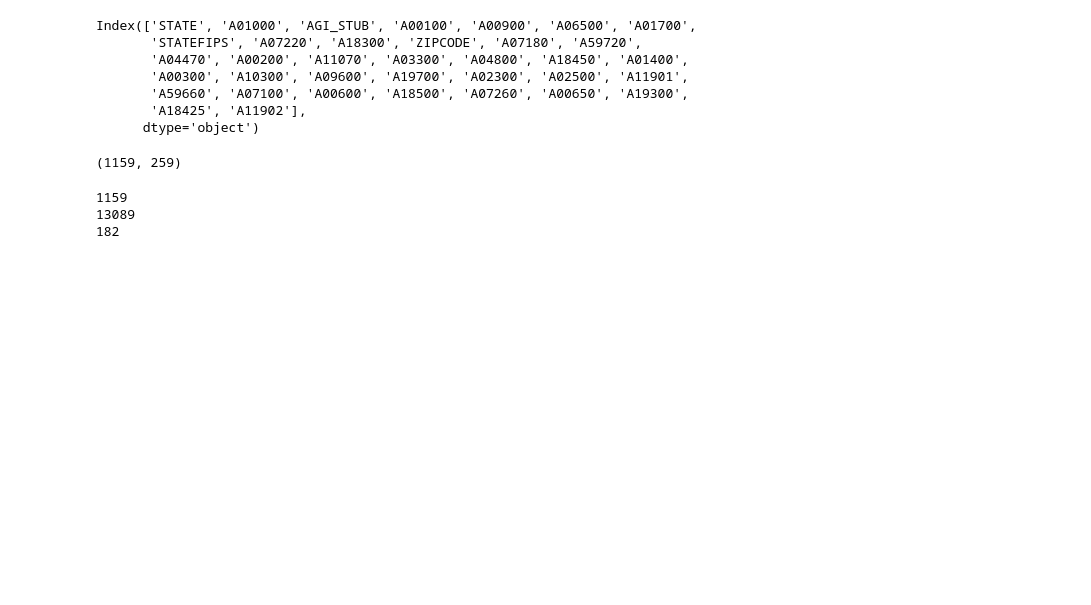
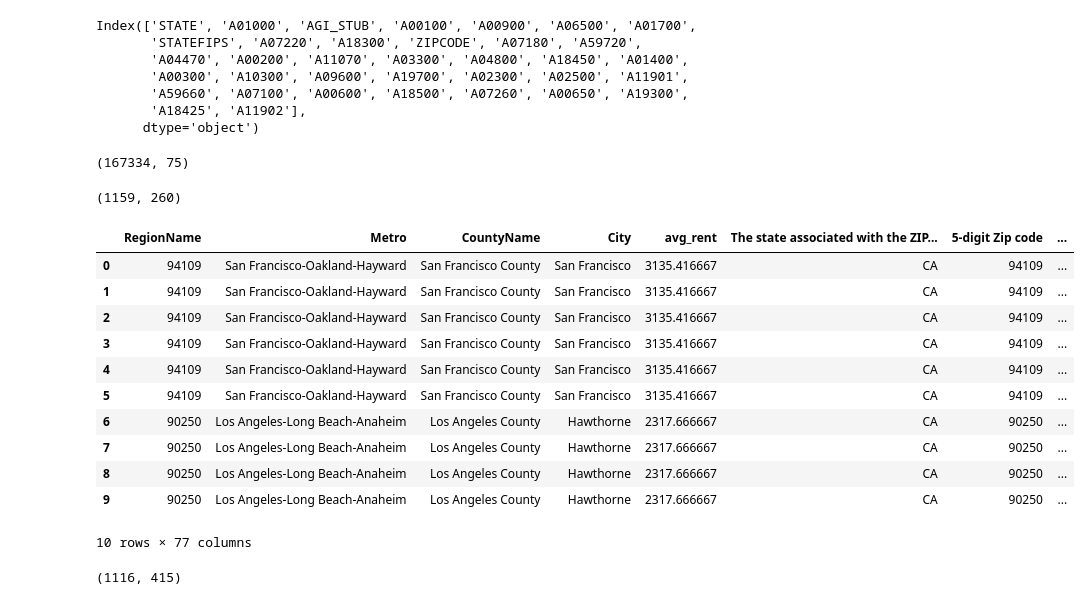
Before and after one commit to Skipp-py/NYCDSA_Capstone, a Jupyter notebook: Cherie/irs_eda1.ipynb, the cells around one changed output. Cells and saved outputs as stored; diff of their text form; code cells hidden in the pictures; blank space fills up the shorter version.

```diff
--- a/Cherie/irs_eda1.ipynb
+++ b/Cherie/irs_eda1.ipynb
@@ -24,4 +69,5 @@ dtype: object
 # %%
 var = pd.read_excel("./data/data_IRS/doc_11.xlsx")
-var_list = list(var["Variable Name"])
+var_list = list(var["Description"])
 del var_list[4:10]
+var_list
@@ -62,10 +136,15 @@ Index(['STATE', 'A01000', 'AGI_STUB', 'A00100', 'A00900', 'A06500', 'A01700',
 # %%
 # Read in acs data, merge median_income with tax data in soi_2011, filter and keep
 # the taxable agi_stub range where the median_income falls in.
-acs = pd.read_csv("./data/demo_zip_11.csv", index_col = 0)
-income_m = acs[["geo_id","median_income"]]
-income_m = income_m.rename(columns = {'geo_id':'ZIPCODE'})
-income_m.columns
-soi3 = income_m.merge(soi_2011, on = "ZIPCODE")
+# acs = pd.read_csv("./data/demo_zip_11.csv", index_col = 0)
+# income_m = acs[["geo_id","median_income"]]
+# income_m = income_m.rename(columns = {'geo_id':'ZIPCODE'})
+# income_m.columns
+# soi1 = pd.merge(soi_2011, income_m, left_on ="5-digit Zip code" ,
+#                                     right_on = "ZIPCODE",
+#                                        how = "left")
+# soi1.shape
+# %% [output]
+(167334, 75)
 # %%
 # grab the agi bracket of the median_income using min and max of the bracket
@@ -91,8 +170,31 @@ soiCol = list(set(soi_2011_m.columns))
 # read in all_metros_11 and merge with IRS data
 # %%
 acs11_ca = pd.read_csv("./data/cali_metros_11.csv", index_col = None)
-acs11_ca = acs11_ca.drop(["median_income"], axis= 1)
-acsCol = list(acs11_ca.columns)
+acs11_ca = acs11_ca[["RegionName","Metro", "CountyName", "City","avg_rent"]]
 acs11_ca.shape
+soi11_ca = soi_2011[soi_2011["The state associated with the ZIP code"] == "CA"]
+soi1 = pd.merge(acs11_ca, soi11_ca,
+                             left_on = "RegionName",
+                             right_on = "5-digit Zip code",
+                             how = "inner"
+        )
+soi1 = soi1.drop(["The State Federal Information Processing System (FIPS) code"],axis = 1)
-# %% [output]
-(1159, 259)
+# %%
+acs11_ca.shape
+# %% [output]
+(1159, 260)
+# %%
+soi1.head(10)
+# %% [output]
+|  | RegionName | Metro | CountyName | City | avg_rent | The state associated with the ZIP... | 5-digit Zip code | ... |
+| 0 | 94109 | San Francisco-Oakland-Hayward | San Francisco County | San Francisco | 3135.416667 | CA | 94109 | ... |
+| 1 | 94109 | San Francisco-Oakland-Hayward | San Francisco County | San Francisco | 3135.416667 | CA | 94109 | ... |
+| 2 | 94109 | San Francisco-Oakland-Hayward | San Francisco County | San Francisco | 3135.416667 | CA | 94109 | ... |
+| 3 | 94109 | San Francisco-Oakland-Hayward | San Francisco County | San Francisco | 3135.416667 | CA | 94109 | ... |
+| 4 | 94109 | San Francisco-Oakland-Hayward | San Francisco County | San Francisco | 3135.416667 | CA | 94109 | ... |
+| 5 | 94109 | San Francisco-Oakland-Hayward | San Francisco County | San Francisco | 3135.416667 | CA | 94109 | ... |
+| 6 | 90250 | Los Angeles-Long Beach-Anaheim | Los Angeles County | Hawthorne | 2317.666667 | CA | 90250 | ... |
+| 7 | 90250 | Los Angeles-Long Beach-Anaheim | Los Angeles County | Hawthorne | 2317.666667 | CA | 90250 | ... |
+| 8 | 90250 | Los Angeles-Long Beach-Anaheim | Los Angeles County | Hawthorne | 2317.666667 | CA | 90250 | ... |
+| 9 | 90250 | Los Angeles-Long Beach-Anaheim | Los Angeles County | Hawthorne | 2317.666667 | CA | 90250 | ... |
+10 rows × 77 columns
@@ -99,11 +204,11 @@ acs11_ca.shape
 # %%
-r_ca = pd.merge(acs11_ca, soi_2011_m, left_on="RegionID", right_on = "ZIPCODE", how = "inner")
-# r_all = r_all.drop(["agiMin", "agiMax", "agiM", "ZIPCODE","STATEFIPS", "STATE", "AGI_STUB", "do_date",
-#                     "RegionName", "City", "State", "Metro", "CountyName", "SizeRank"], axis = 1)list()
-print(acs11_ca.RegionID.nunique())
-print(soi_2011_m.ZIPCODE.nunique())
-print(r_ca.ZIPCODE.nunique())
+soi1_p = soi1_p.replace([0,.0001], 0)
+soi1_p = soi1_p.drop( [(                            'avg_rent', 2),
+            (                            'avg_rent', 3),
+            (                            'avg_rent', 4),
+            (                            'avg_rent', 5),
+            (                            'avg_rent', 6)], axis = 1)
-# %% [output]
-1159
-13089
-182
+# %%
+soi1_p.shape
+# %% [output]
+(1116, 415)
```
Also changed, not shown: parts of 25 cells of this notebook, 9 other files.
